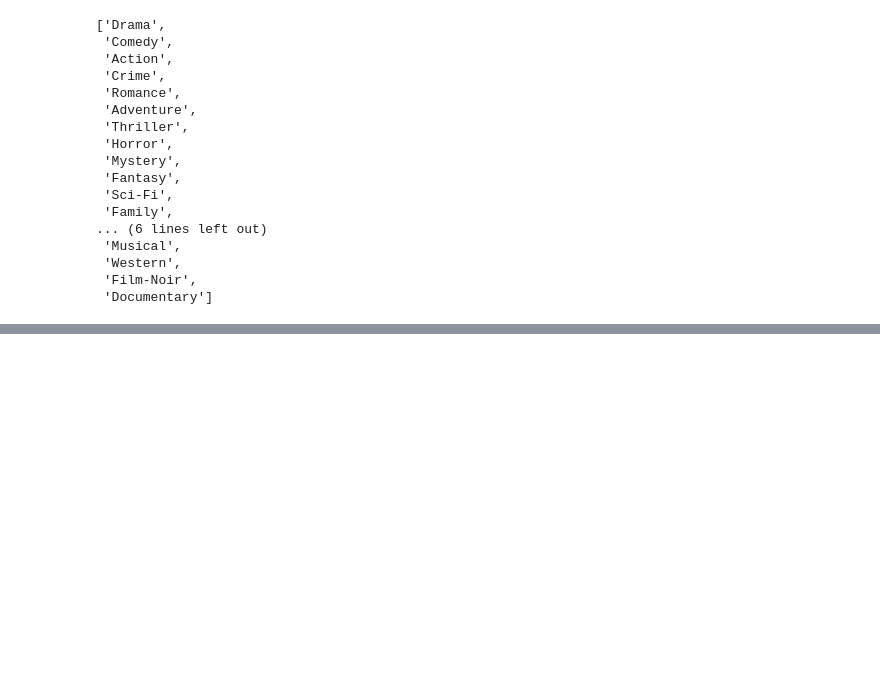
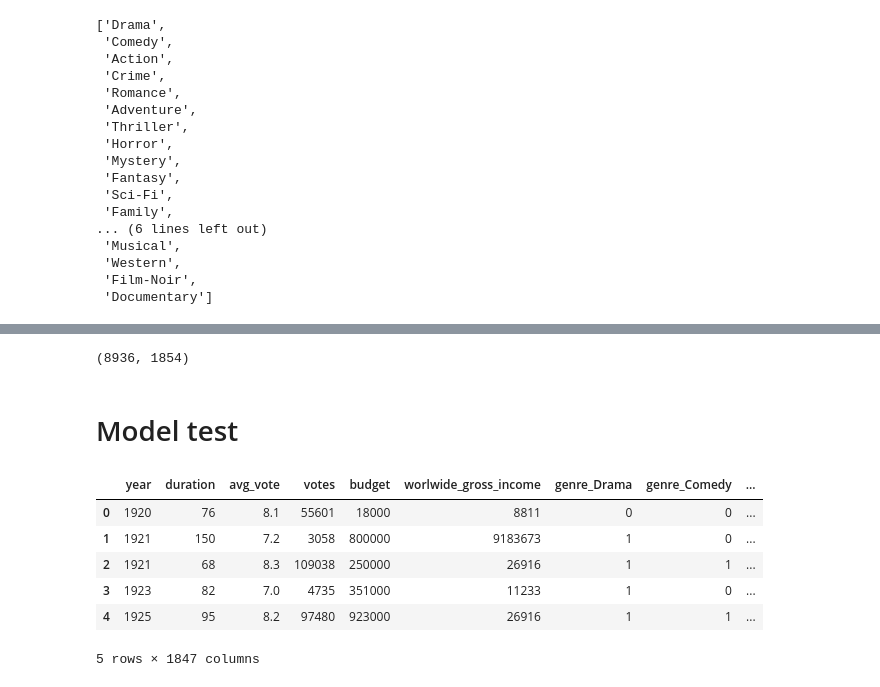
Before and after one commit to qizhengyaoyao/Final-project, a Jupyter notebook: 01_Data_Processing.ipynb, the cells around one changed output, grey strips where cells are left out. Saved outputs shown, nothing was run; the diff lists cells and outputs as text; code cells hidden in the pictures; blank space fills up the shorter version.

```diff
--- a/01_Data_Processing.ipynb
+++ b/01_Data_Processing.ipynb
@@ -318,0 +492,26 @@ usa_df.head()
+# %%
+for company in top_companies:
+  usa_df['company_' + company] = usa_df['production_company'].apply(lambda x: 1 if company in x.split(', ') else 0)
+# %%
+for actor in top_actors:
+  usa_df['actor_' + actor] = usa_df['actors'].apply(lambda x: 1 if actor in x.split(', ')[0:5] else 0)
+# %%
+usa_df.shape
+# %% [output]
+(8936, 1854)
+# %%
+usa_df=usa_df.reset_index(drop=True)
+# %%
+sample_df=usa_df.select_dtypes(include=['int64','float64'])
+# %% [markdown]
+# Model test
+# %%
+sample_df.head()
+# %% [output]
+|  | year | duration | avg_vote | votes | budget | worlwide_gross_income | genre_Drama | genre_Comedy | ... |
+| 0 | 1920 | 76 | 8.1 | 55601 | 18000 | 8811 | 0 | 0 | ... |
+| 1 | 1921 | 150 | 7.2 | 3058 | 800000 | 9183673 | 1 | 0 | ... |
+| 2 | 1921 | 68 | 8.3 | 109038 | 250000 | 26916 | 1 | 1 | ... |
+| 3 | 1923 | 82 | 7.0 | 4735 | 351000 | 11233 | 1 | 0 | ... |
+| 4 | 1925 | 95 | 8.2 | 97480 | 923000 | 26916 | 1 | 1 | ... |
+5 rows × 1847 columns
```
Also changed, not shown: parts of 33 cells of this notebook.
